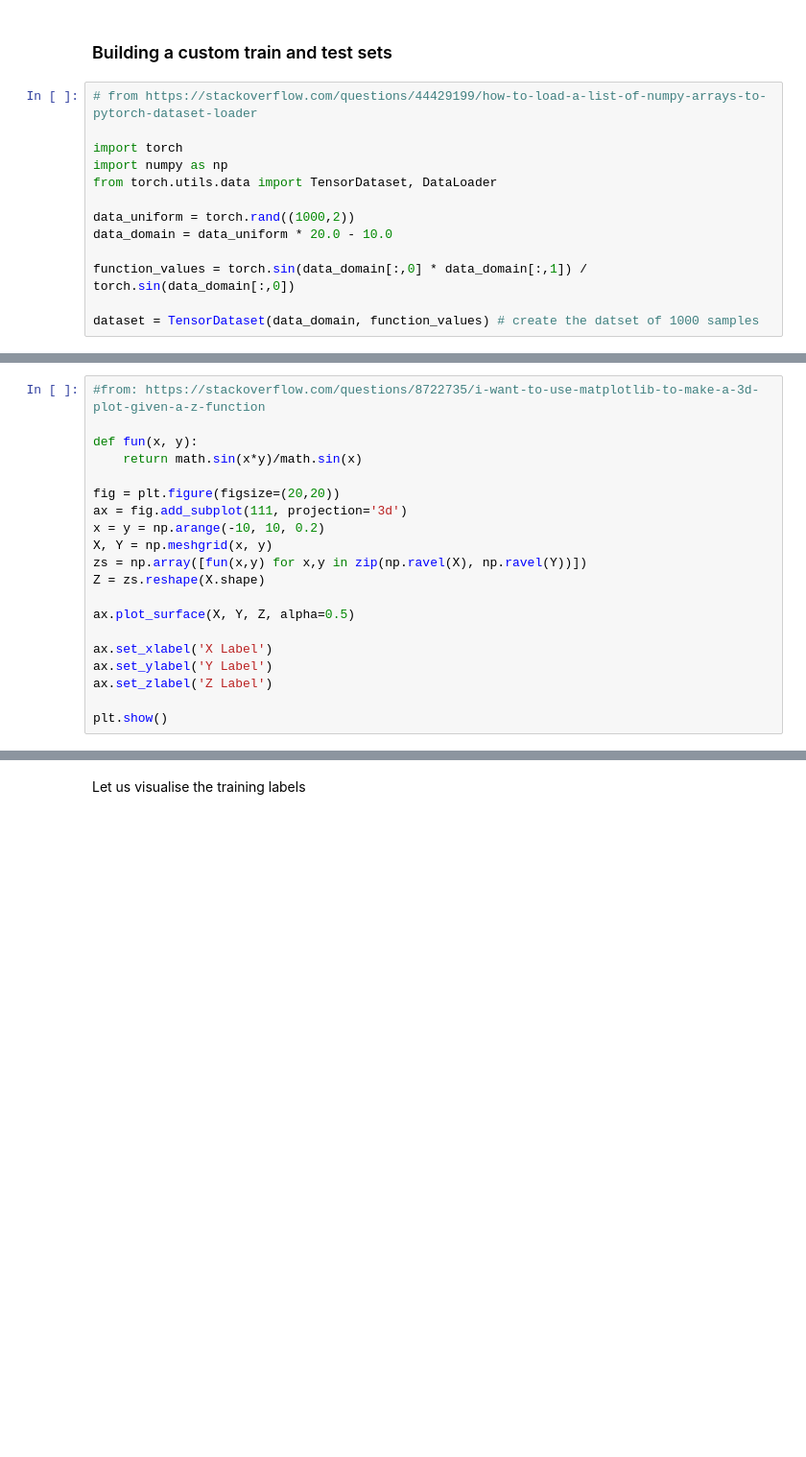
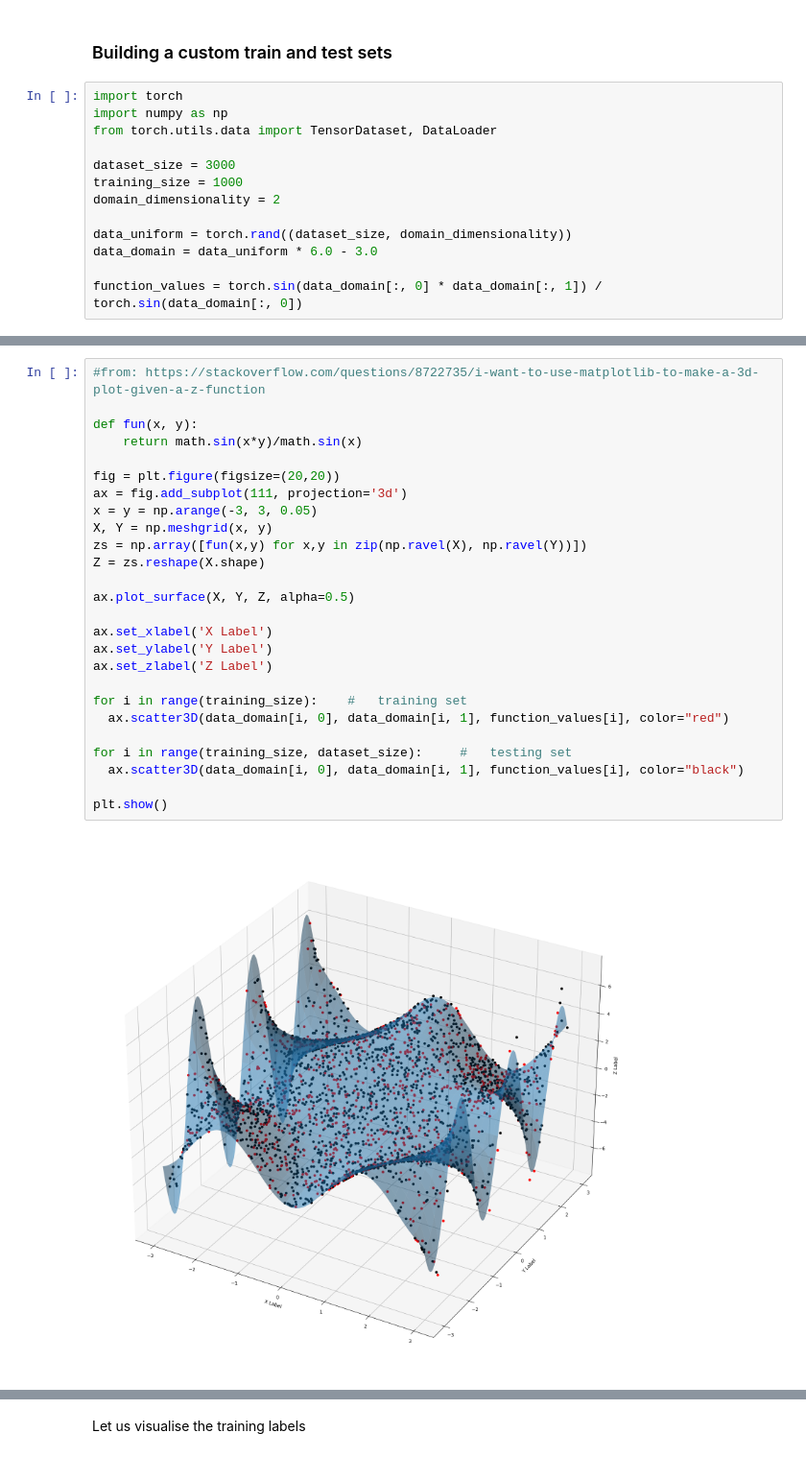
Before and after one commit to SzymonNowakowski/ml_workshop_jupyter, a Jupyter notebook: 3_simple_MLP.ipynb, the cells around one changed output, grey strips where cells are left out. Shown at 96% size. Drawn from its saved outputs; the diff is of its cells as text; blank space fills up the shorter version.

Commit message:
converted up to a data set and data loader

```diff
--- a/3_simple_MLP.ipynb
+++ b/3_simple_MLP.ipynb
@@ -94,15 +94,15 @@ plt.show()
 # %% [markdown]
 ### Building a custom train and test sets
 # %%
-# from https://stackoverflow.com/questions/44429199/how-to-load-a-list-of-numpy-arrays-to-pytorch-dataset-loader
-
 import torch
 import numpy as np
 from torch.utils.data import TensorDataset, DataLoader
 
-data_uniform = torch.rand((1000,2))
-data_domain = data_uniform * 20.0 - 10.0
+dataset_size = 3000
+training_size = 1000
+domain_dimensionality = 2
 
-function_values = torch.sin(data_domain[:,0] * data_domain[:,1]) / torch.sin(data_domain[:,0])
+data_uniform = torch.rand((dataset_size, domain_dimensionality))
+data_domain = data_uniform * 6.0 - 3.0
 
-dataset = TensorDataset(data_domain, function_values) # create the datset of 1000 samples
+function_values = torch.sin(data_domain[:, 0] * data_domain[:, 1]) / torch.sin(data_domain[:, 0])
@@ -111,20 +119,28 @@ dataset = TensorDataset(data_domain, function_values) # create the datset of 100
 # %%
 #from: https://stackoverflow.com/questions/8722735/i-want-to-use-matplotlib-to-make-a-3d-plot-given-a-z-function
 
 def fun(x, y):
     return math.sin(x*y)/math.sin(x)
 
 fig = plt.figure(figsize=(20,20))
 ax = fig.add_subplot(111, projection='3d')
-x = y = np.arange(-10, 10, 0.2)
+x = y = np.arange(-3, 3, 0.05)
 X, Y = np.meshgrid(x, y)
 zs = np.array([fun(x,y) for x,y in zip(np.ravel(X), np.ravel(Y))])
 Z = zs.reshape(X.shape)
 
 ax.plot_surface(X, Y, Z, alpha=0.5)
 
 ax.set_xlabel('X Label')
 ax.set_ylabel('Y Label')
 ax.set_zlabel('Z Label')
 
+for i in range(training_size):    #   training set
+  ax.scatter3D(data_domain[i, 0], data_domain[i, 1], function_values[i], color="red")
+
+for i in range(training_size, dataset_size):     #   testing set
+  ax.scatter3D(data_domain[i, 0], data_domain[i, 1], function_values[i], color="black")
+
 plt.show()
+# %% [output]
+[figure, added]
```
Also changed, not shown: parts of 15 cells of this notebook.
